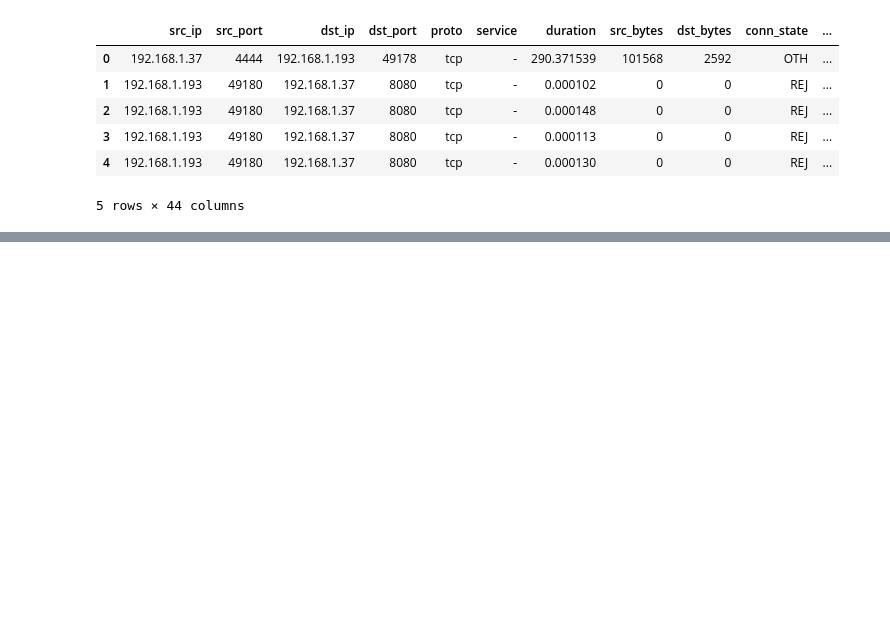
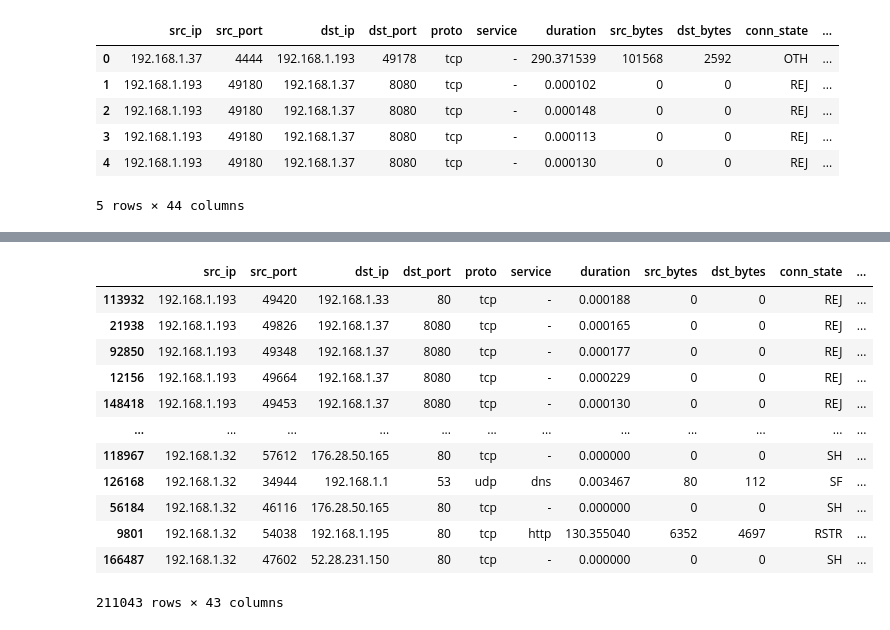
Before and after one commit to learningnoobi/anamoly-detection, a Jupyter notebook: notebooks/check.ipynb, the cells around one changed output, grey strips where cells are left out. Cells and saved outputs as stored; diff of their text form; code cells hidden in the pictures; blank space fills up the shorter version.

```diff
--- a/notebooks/check.ipynb
+++ b/notebooks/check.ipynb
@@ -46,0 +121,17 @@ min(df['dst_bytes'])
+# %%
+df = df.groupby("type", group_keys=False).apply(lambda x: x.sample(frac=1, random_state=42))
+df
+# %% [output]
+|  | src_ip | src_port | dst_ip | dst_port | proto | service | duration | src_bytes | dst_bytes | conn_state | ... |
+| 113932 | 192.168.1.193 | 49420 | 192.168.1.33 | 80 | tcp | - | 0.000188 | 0 | 0 | REJ | ... |
+| 21938 | 192.168.1.193 | 49826 | 192.168.1.37 | 8080 | tcp | - | 0.000165 | 0 | 0 | REJ | ... |
+| 92850 | 192.168.1.193 | 49348 | 192.168.1.37 | 8080 | tcp | - | 0.000177 | 0 | 0 | REJ | ... |
+| 12156 | 192.168.1.193 | 49664 | 192.168.1.37 | 8080 | tcp | - | 0.000229 | 0 | 0 | REJ | ... |
+| 148418 | 192.168.1.193 | 49453 | 192.168.1.37 | 8080 | tcp | - | 0.000130 | 0 | 0 | REJ | ... |
+| ... | ... | ... | ... | ... | ... | ... | ... | ... | ... | ... | ... |
+| 118967 | 192.168.1.32 | 57612 | 176.28.50.165 | 80 | tcp | - | 0.000000 | 0 | 0 | SH | ... |
+| 126168 | 192.168.1.32 | 34944 | 192.168.1.1 | 53 | udp | dns | 0.003467 | 80 | 112 | SF | ... |
+| 56184 | 192.168.1.32 | 46116 | 176.28.50.165 | 80 | tcp | - | 0.000000 | 0 | 0 | SH | ... |
+| 9801 | 192.168.1.32 | 54038 | 192.168.1.195 | 80 | tcp | http | 130.355040 | 6352 | 4697 | RSTR | ... |
+| 166487 | 192.168.1.32 | 47602 | 52.28.231.150 | 80 | tcp | - | 0.000000 | 0 | 0 | SH | ... |
+211043 rows × 43 columns
```
Also changed, not shown: parts of 35 cells of this notebook, 14 other files.
